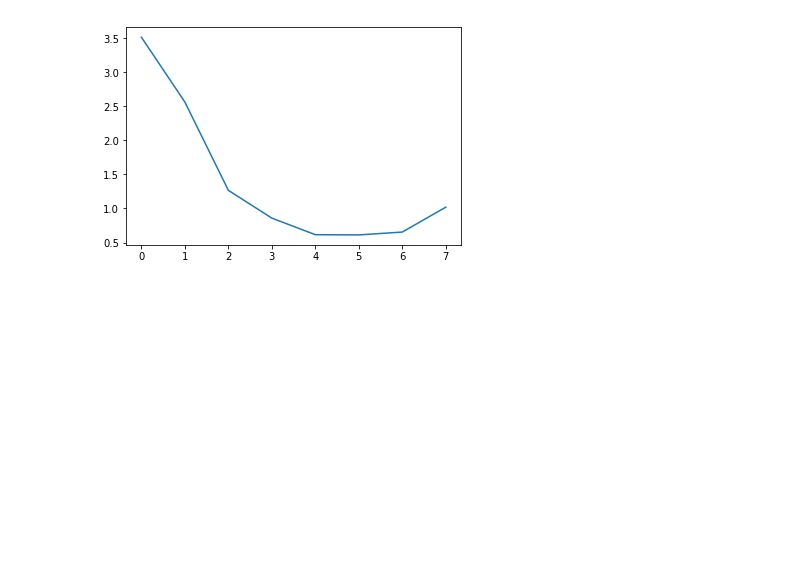
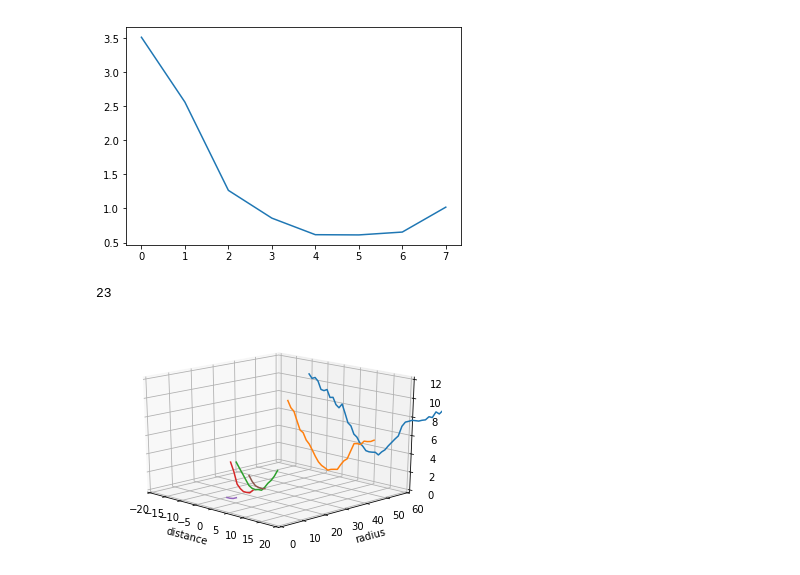
Before and after one commit to zazizizou/gradient_ansatz, a Jupyter notebook: DoF_cailb.ipynb, the cells around one changed output. Saved outputs shown, nothing was run; the diff lists cells and outputs as text; code cells hidden in the pictures; blank space fills up the shorter version.

```diff
--- a/DoF_cailb.ipynb
+++ b/DoF_cailb.ipynb
@@ -153,3 +155,25 @@ plt.plot(curves[-3])
 # %% [output]
 [<matplotlib.lines.Line2D at 0x...>]
 [figure]
+# %%
+np.argmin(curves[0])
+# %% [output]
+23
+# %%
+fig = plt.figure()
+ax = fig.gca(projection='3d')
+
+for cu, cb in zip(curves, calib_bubbles):
+    x = np.arange(0, len(cu)) -np.argmin(cu)
+    y = cu
+    ax.plot(x,y, zs=cb.radius, zdir='y', label='curve in (x,z)')
+
+ax.set_xlim(-20, 20)
+ax.set_ylim(0, 60)
+ax.set_zlim(0, 12)
+ax.set_xlabel('distance')
+ax.set_ylabel('radius')
+ax.set_zlabel('blurriness')
+ax.view_init(elev=20., azim=-45)
+# %% [output]
+[figure, added]
```
Also changed, not shown: parts of 19 cells of this notebook, 1 other file.
